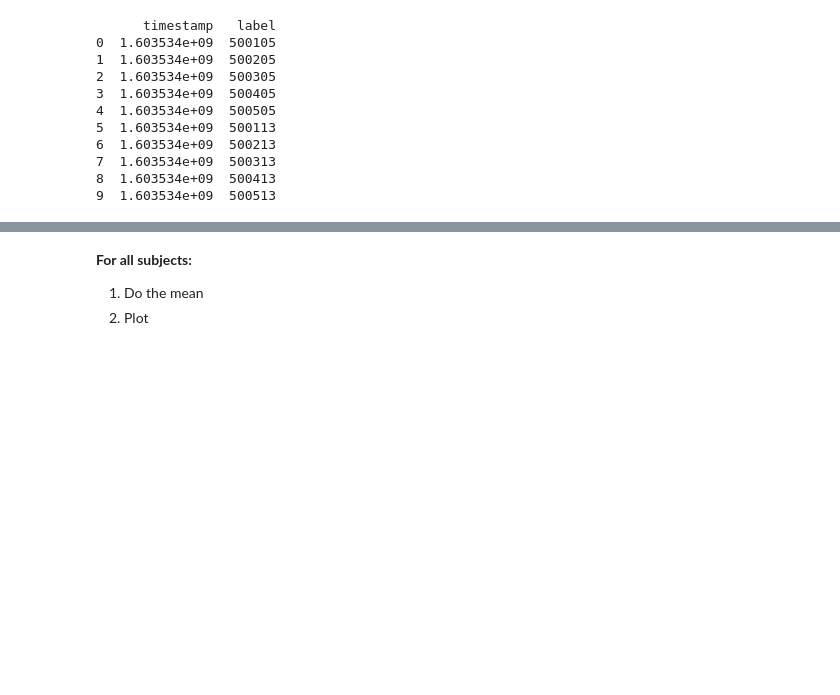
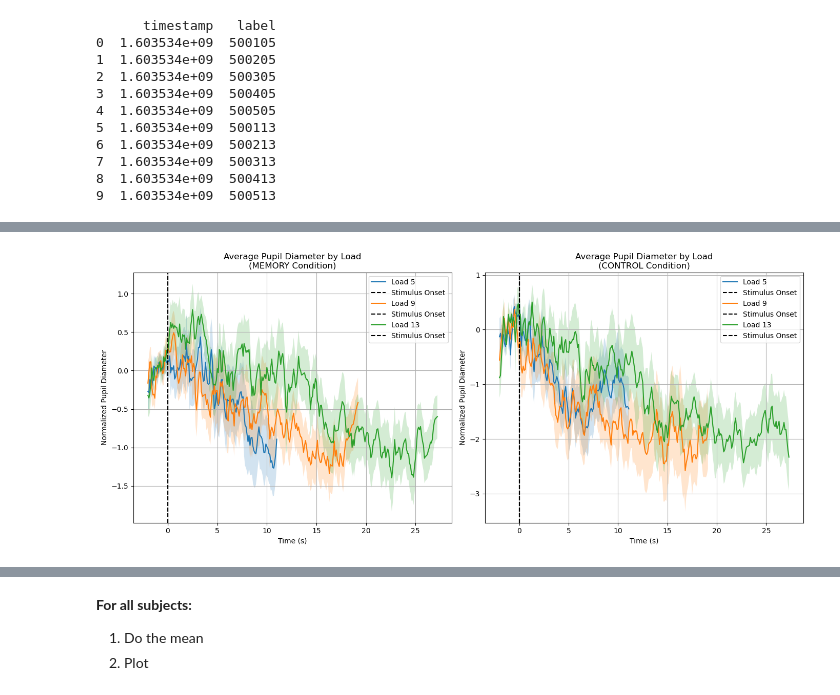
Before and after one commit to Claradavilaa/Special_course, a Jupyter notebook: pupillometry.ipynb, the cells around one changed output, grey strips where cells are left out. Saved outputs shown, nothing was run; the diff lists cells and outputs as text; code cells hidden in the pictures; blank space fills up the shorter version.

```diff
--- a/pupillometry.ipynb
+++ b/pupillometry.ipynb
@@ -392,0 +414,28 @@ plt.show()
+# %%
+fig, axs = plt.subplots(1, 2, figsize=(14, 6))
+for load in sorted(averaged_mem.keys()):
+    mean_ts, sem_ts = averaged_mem[load]
+    axs[0].plot(mean_ts.index, mean_ts, label=f'Load {load}')
+    axs[0].fill_between(mean_ts.index, mean_ts - sem_ts, mean_ts + sem_ts, alpha=0.2)
+    axs[0].set_xlabel("Time (s)")
+    axs[0].set_ylabel("Normalized Pupil Diameter")
+    axs[0].set_title("Average Pupil Diameter by Load\n(MEMORY Condition)")
+    axs[0].axvline(0, color='k', linestyle='--', label='Stimulus Onset')
+    axs[0].legend()
+    axs[0].grid(True)
+
+for load in sorted(averaged_ctrl.keys()):
+    mean_ts, sem_ts = averaged_ctrl[load]
+    axs[1].plot(mean_ts.index, mean_ts, label=f'Load {load}')
+    axs[1].fill_between(mean_ts.index, mean_ts - sem_ts, mean_ts + sem_ts, alpha=0.2)
+    axs[1].set_xlabel("Time (s)")
+    axs[1].set_ylabel("Normalized Pupil Diameter")
+    axs[1].set_title("Average Pupil Diameter by Load\n(CONTROL Condition)")
+    axs[1].axvline(0, color='k', linestyle='--', label='Stimulus Onset')
+    axs[1].legend()
+    axs[1].grid(True)
+
+plt.tight_layout()
+plt.show()
+# %% [output]
+[figure, added]
```
Also changed, not shown: parts of 9 cells of this notebook, 5 other files.
